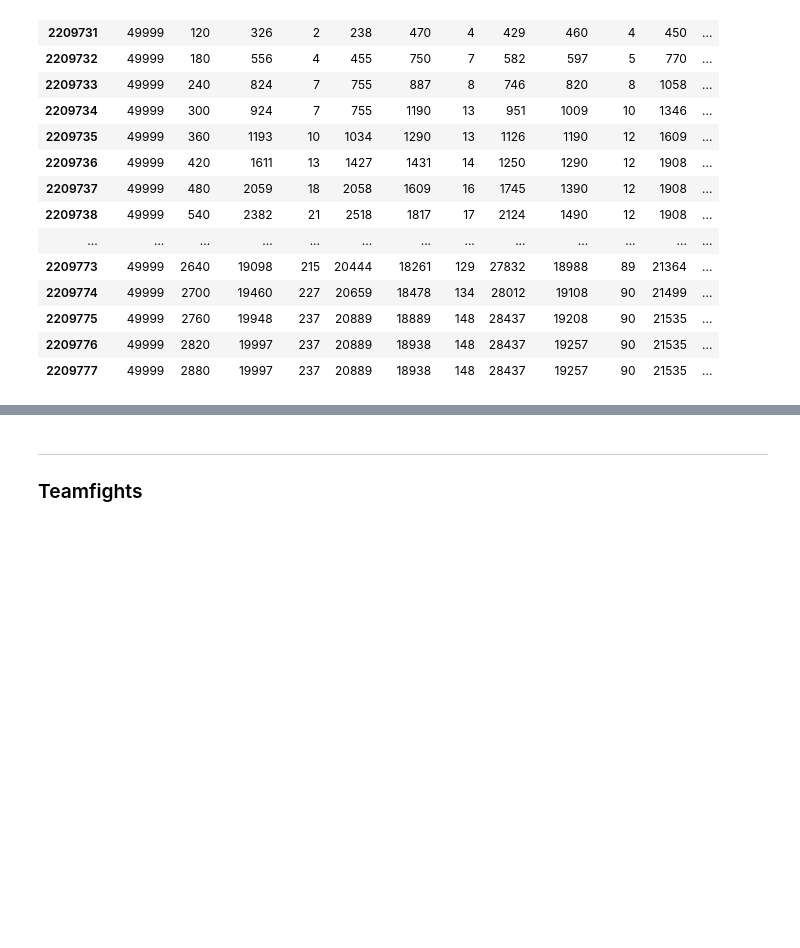
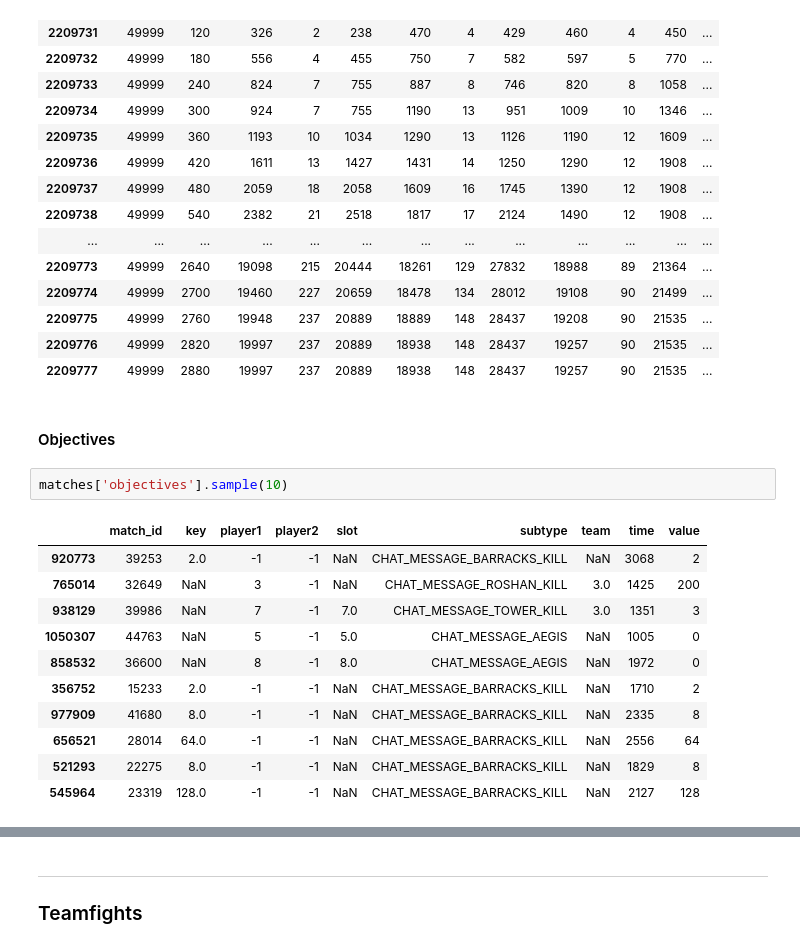
Before and after one commit to jpniet/Dota2-Matchmaking, a Jupyter notebook: Notebooks/Dota_EDA.ipynb, the cells around one changed output, grey strips where cells are left out. Saved outputs shown, nothing was run; the diff lists cells and outputs as text; blank space fills up the shorter version.

```diff
--- a/Notebooks/Dota_EDA.ipynb
+++ b/Notebooks/Dota_EDA.ipynb
@@ -462,3 +480,19 @@ matches['time'][matches['time']['match_id'] == 49999]
 | 2209775 | 49999 | 2760 | 19948 | 237 | 20889 | 18889 | 148 | 28437 | 19208 | 90 | 21535 | ... |
 | 2209776 | 49999 | 2820 | 19997 | 237 | 20889 | 18938 | 148 | 28437 | 19257 | 90 | 21535 | ... |
 | 2209777 | 49999 | 2880 | 19997 | 237 | 20889 | 18938 | 148 | 28437 | 19257 | 90 | 21535 | ... |
+# %% [markdown]
+#### Objectives
+# %%
+matches['objectives'].sample(10)
+# %% [output]
+|  | match_id | key | player1 | player2 | slot | subtype | team | time | value |
+| 920773 | 39253 | 2.0 | -1 | -1 | NaN | CHAT_MESSAGE_BARRACKS_KILL | NaN | 3068 | 2 |
+| 765014 | 32649 | NaN | 3 | -1 | NaN | CHAT_MESSAGE_ROSHAN_KILL | 3.0 | 1425 | 200 |
+| 938129 | 39986 | NaN | 7 | -1 | 7.0 | CHAT_MESSAGE_TOWER_KILL | 3.0 | 1351 | 3 |
+| 1050307 | 44763 | NaN | 5 | -1 | 5.0 | CHAT_MESSAGE_AEGIS | NaN | 1005 | 0 |
+| 858532 | 36600 | NaN | 8 | -1 | 8.0 | CHAT_MESSAGE_AEGIS | NaN | 1972 | 0 |
+| 356752 | 15233 | 2.0 | -1 | -1 | NaN | CHAT_MESSAGE_BARRACKS_KILL | NaN | 1710 | 2 |
+| 977909 | 41680 | 8.0 | -1 | -1 | NaN | CHAT_MESSAGE_BARRACKS_KILL | NaN | 2335 | 8 |
+| 656521 | 28014 | 64.0 | -1 | -1 | NaN | CHAT_MESSAGE_BARRACKS_KILL | NaN | 2556 | 64 |
+| 521293 | 22275 | 8.0 | -1 | -1 | NaN | CHAT_MESSAGE_BARRACKS_KILL | NaN | 1829 | 8 |
+| 545964 | 23319 | 128.0 | -1 | -1 | NaN | CHAT_MESSAGE_BARRACKS_KILL | NaN | 2127 | 128 |
```
Also changed, not shown: parts of 38 cells of this notebook.
